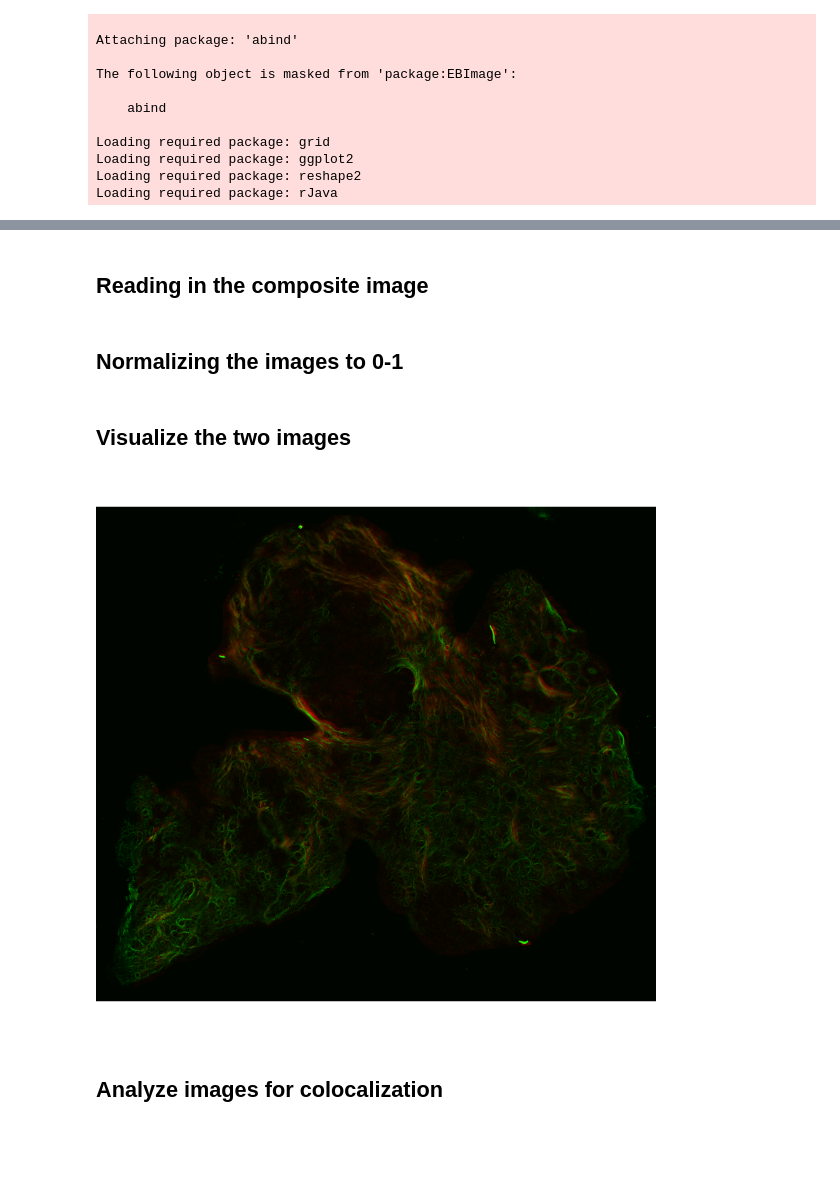
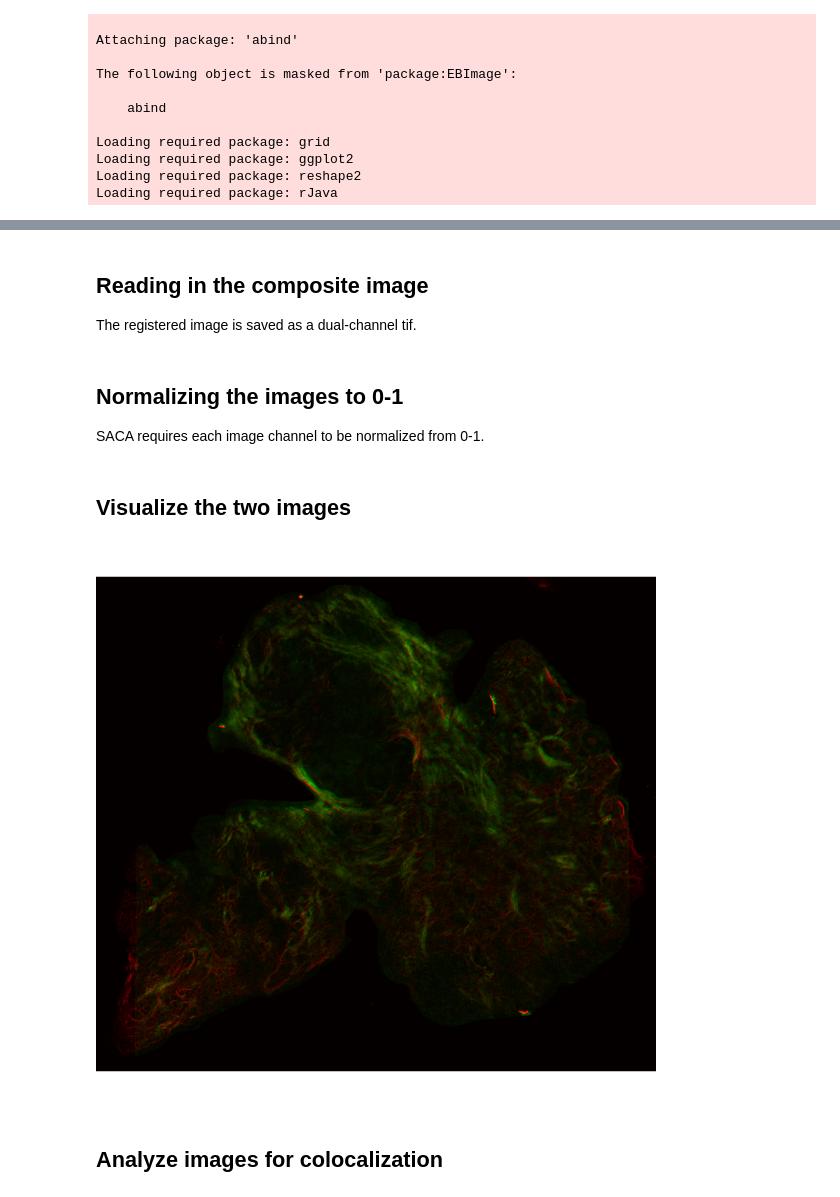
Before and after one commit to uw-loci/polarimetry, a Jupyter notebook: Colocolization analysis.ipynb, the cells around one changed output, grey strips where cells are left out. Saved outputs shown, nothing was run; the diff lists cells and outputs as text; code cells hidden in the pictures; blank space fills up the shorter version.

```diff
--- a/Colocolization analysis.ipynb
+++ b/Colocolization analysis.ipynb
@@ -25,20 +41,24 @@ Loading required package: rJava
 # %% [markdown]
 ## Reading in the composite image
+
+The registered image is saved as a dual-channel tif.
 # %%
 img = suppressWarnings(readImage("F:/Box Sync/Research/Polarimetry/RAnalysis/WP4/Composite-JupyterAffinePyramid.tif"))
 pol = imageData(img)[,,1]
 mmp = imageData(img)[,,2]
 # %% [markdown]
 ## Normalizing the images to 0-1
+
+SACA requires each image channel to be normalized from 0-1.
 # %%
 polNorm = (pol - min(pol))/(max(pol)-min(pol))
 mmpNorm = (mmp-min(mmp))/(max(mmp)-min(mmp))
 # %% [markdown]
 ## Visualize the two images
 # %%
-DualImageVisual(mmpNorm,polNorm,isSplit=FALSE)
+DualImageVisual(polNorm,mmpNorm,isSplit=FALSE)
 # %% [output]
-[figure, old version]
+[figure, new version]
 # %% [markdown]
 ## Analyze images for colocalization
 # %%
```
Also changed, not shown: parts of 8 cells of this notebook, 1 other file.
